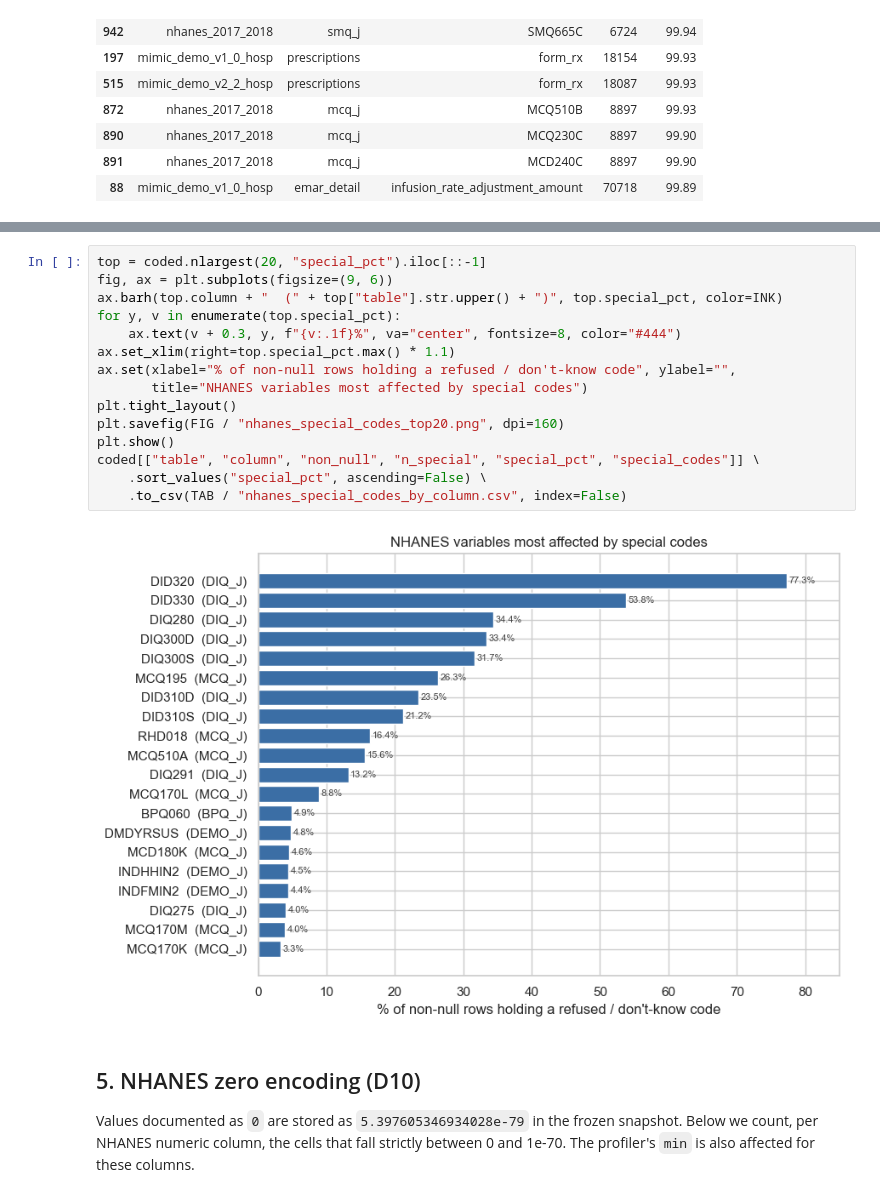
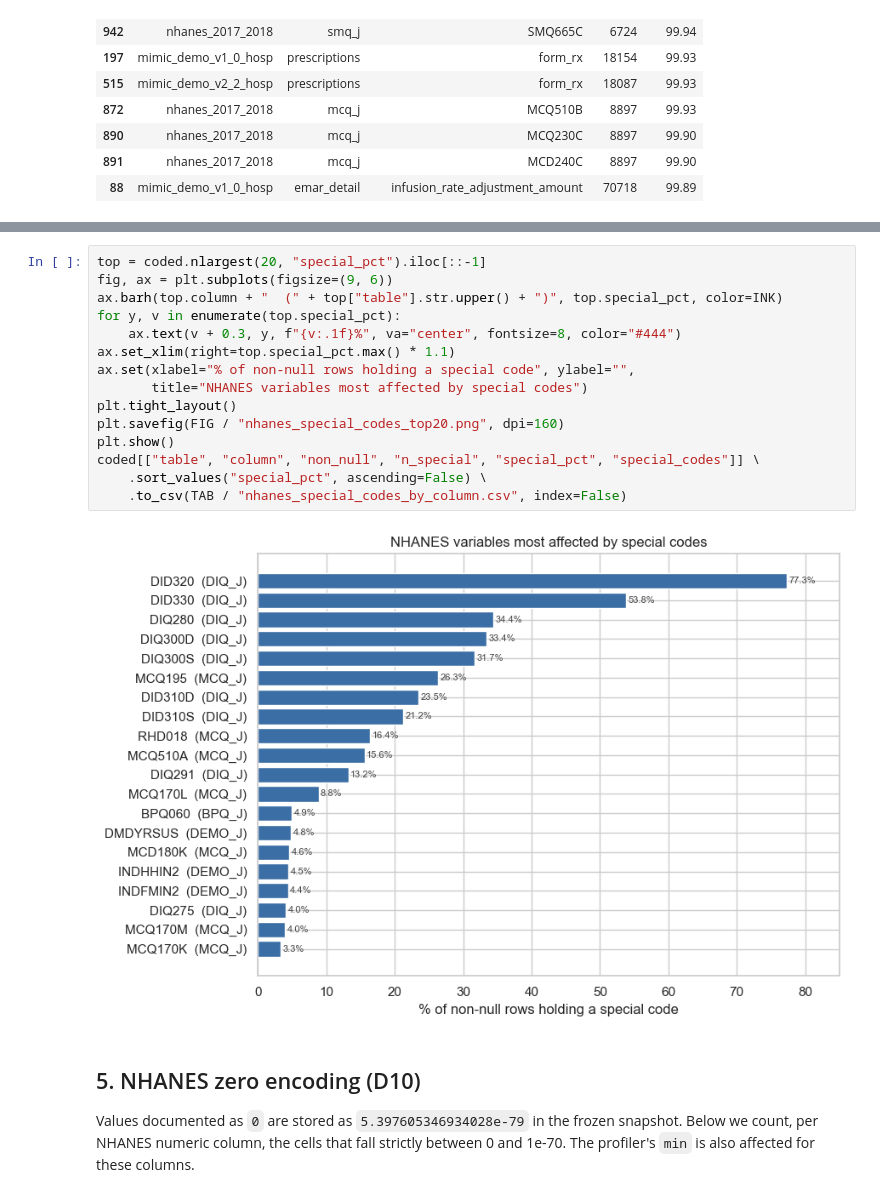
Before and after one commit to ryantechs-dotcom/Agentic-medallion, a Jupyter notebook: notebooks/tabular_eda.ipynb, the cells around one changed output, grey strips where cells are left out. Saved outputs shown, nothing was run; the diff lists cells and outputs as text.

```diff
--- a/notebooks/tabular_eda.ipynb
+++ b/notebooks/tabular_eda.ipynb
@@ -254,20 +256,20 @@ by_code
 # %%
 top = coded.nlargest(20, "special_pct").iloc[::-1]
 fig, ax = plt.subplots(figsize=(9, 6))
 ax.barh(top.column + "  (" + top["table"].str.upper() + ")", top.special_pct, color=INK)
 for y, v in enumerate(top.special_pct):
     ax.text(v + 0.3, y, f"{v:.1f}%", va="center", fontsize=8, color="#444")
 ax.set_xlim(right=top.special_pct.max() * 1.1)
-ax.set(xlabel="% of non-null rows holding a refused / don't-know code", ylabel="",
+ax.set(xlabel="% of non-null rows holding a special code", ylabel="",
        title="NHANES variables most affected by special codes")
 plt.tight_layout()
 plt.savefig(FIG / "nhanes_special_codes_top20.png", dpi=160)
 plt.show()
 coded[["table", "column", "non_null", "n_special", "special_pct", "special_codes"]] \
     .sort_values("special_pct", ascending=False) \
     .to_csv(TAB / "nhanes_special_codes_by_column.csv", index=False)
 # %% [output]
-[figure, old version]
+[figure, new version]
 # %% [markdown]
 ## 5. NHANES zero encoding (D10)
 Values documented as `0` are stored as `5.397605346934028e-79` in the frozen snapshot. Below we
```
Also changed, not shown: parts of 5 cells of this notebook, 1 other file.
